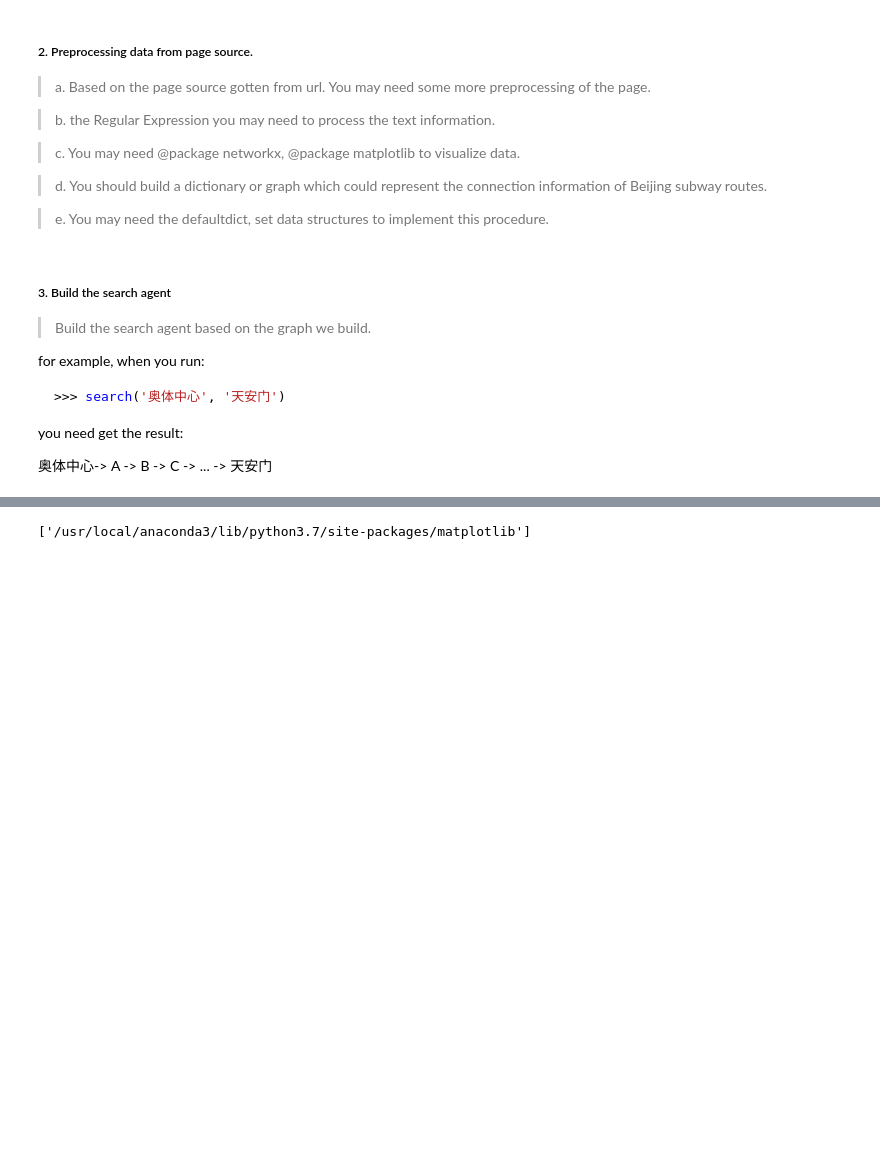
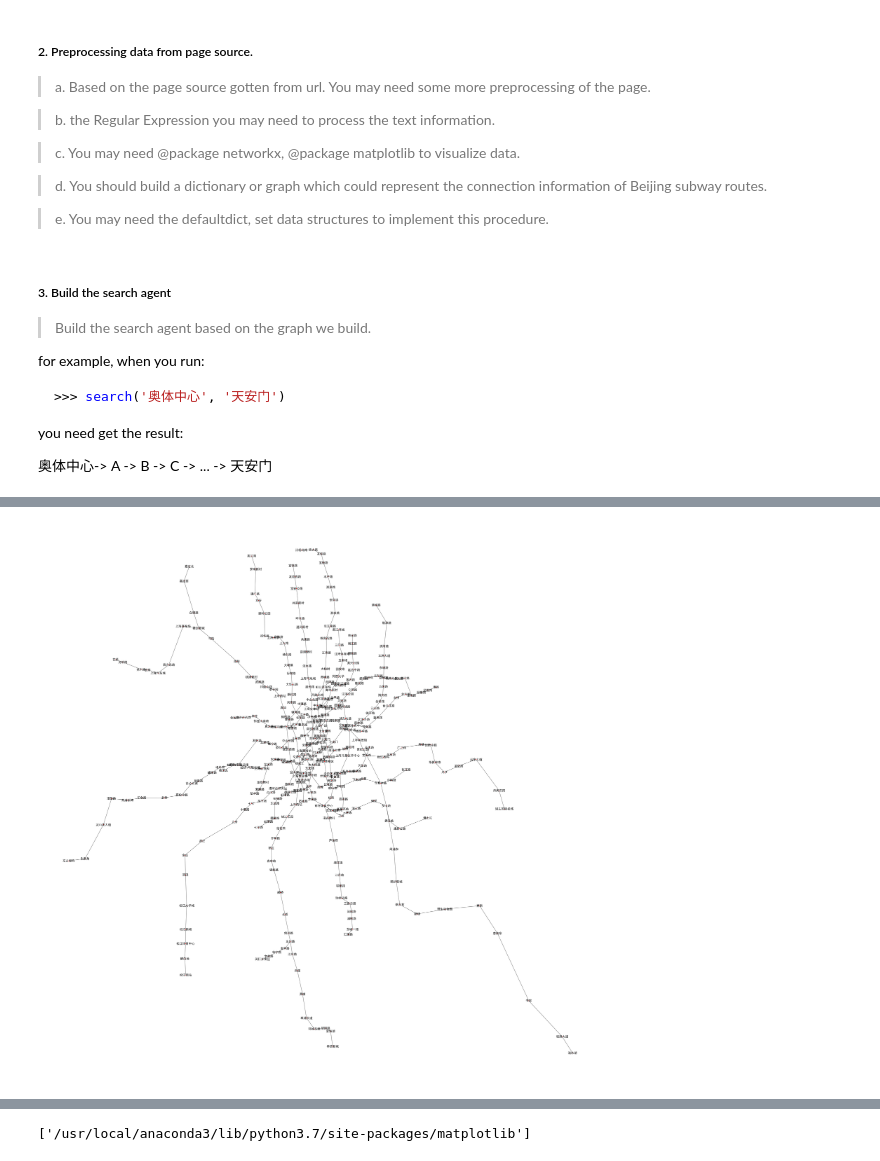
Before and after one commit to melvinno/NLP, a Jupyter notebook: Assignment-02.ipynb, the cells around one changed output, grey strips where cells are left out. Saved outputs shown, nothing was run; the diff lists cells and outputs as text; code cells hidden in the pictures; blank space fills up the shorter version.

```diff
--- a/Assignment-02.ipynb
+++ b/Assignment-02.ipynb
@@ -283,0 +297,13 @@ def match_pattern(pattern, text):
+# %%
+def get_matched_station(line_name, station_name):
+    cleaned_name = station_name.strip()
+    stations = lines[line_name]
+    for full_line_name, values in lines.items():
+        if line_name != full_line_name and line_name in full_line_name:
+            stations.update(values)
+            break
+
+    for name in stations:
+        if cleaned_name in name or name in cleaned_name:
+            return name
+    return None
@@ -380,0 +527,6 @@ nx.draw(metro_graph, metro_stations, with_labels=True, node_size=30)
+# %%
+plt.figure(figsize=(50,50))
+nx.draw(nx.Graph(stations_connection_info), metro_stations, with_labels=True, node_size=10, font_size=20)
+plt.show()
+# %% [output]
+[figure, added]
```
Also changed, not shown: parts of 33 cells of this notebook.
